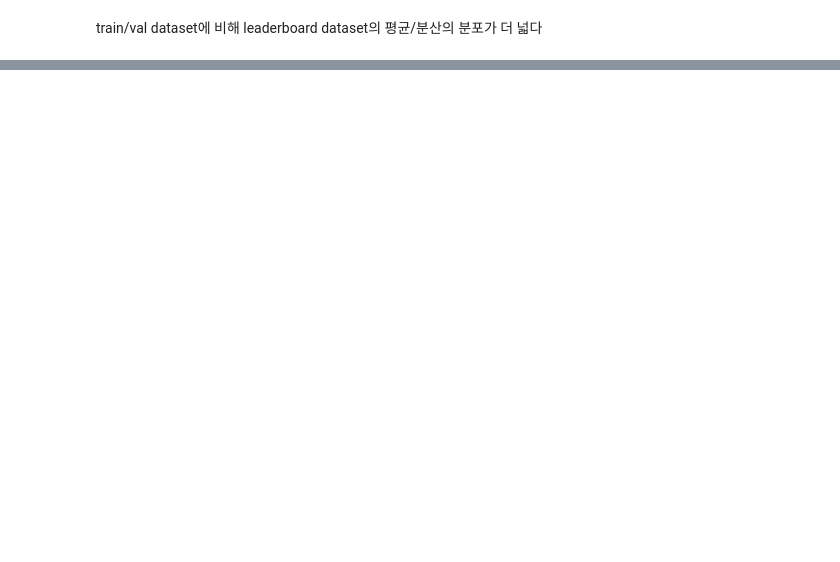
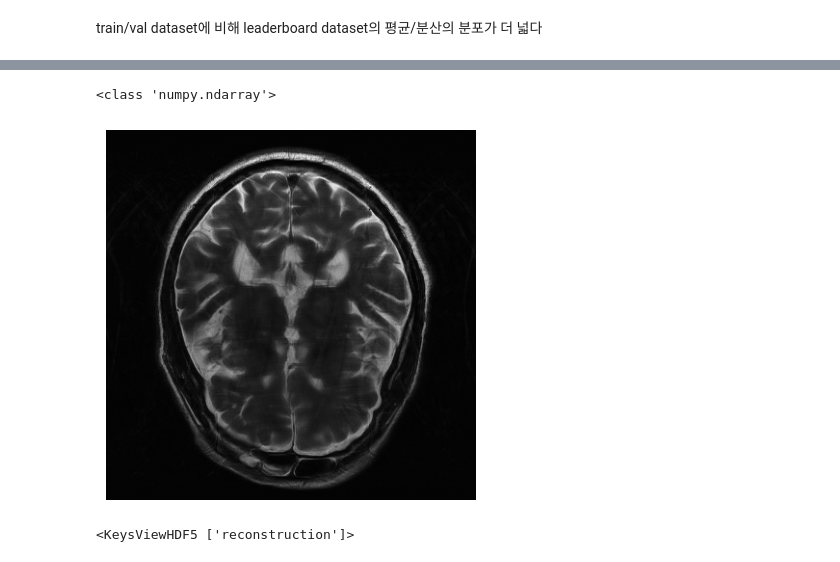
Before and after one commit to B0neh3ad/FastMRI_2024_shasha, a Jupyter notebook: eda.ipynb, the cells around one changed output, grey strips where cells are left out. Saved outputs shown, nothing was run; the diff lists cells and outputs as text; code cells hidden in the pictures; blank space fills up the shorter version.

```diff
--- a/eda.ipynb
+++ b/eda.ipynb
@@ -383,0 +493,13 @@ train/val dataset에 비해 leaderboard dataset의 평균/분산의 분포가
+# %%
+img_path = f'./result_accum16/test_Varnet/reconstructions_leaderboard/public/brain_test1.h5'
+img = h5py.File(img_path, 'r')
+plt.imshow(img['reconstruction'][0], cmap='gray')
+plt.axis('off')
+print(type(img['reconstruction'][0]))
+# %% [output]
+<class 'numpy.ndarray'>
+[figure, added]
+# %%
+img.keys()
+# %% [output]
+<KeysViewHDF5 ['reconstruction']>
```
Also changed, not shown: parts of 13 cells of this notebook.
